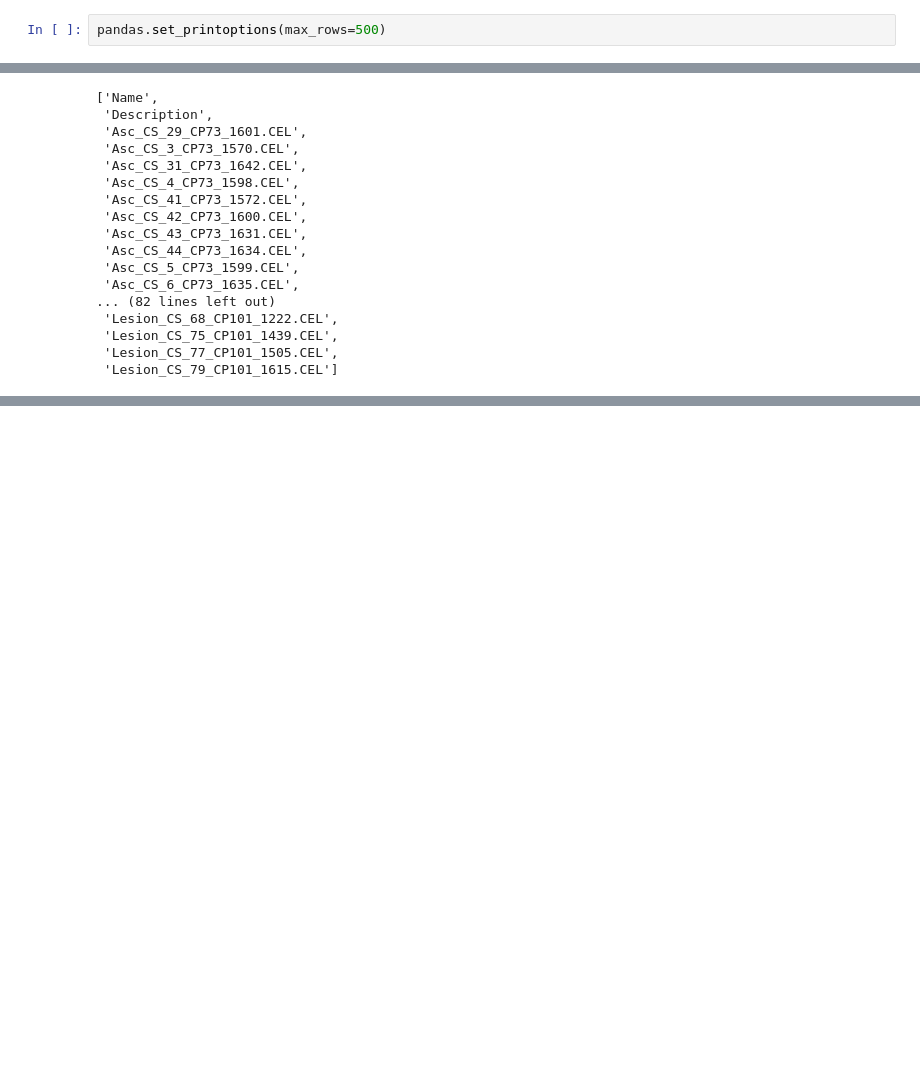
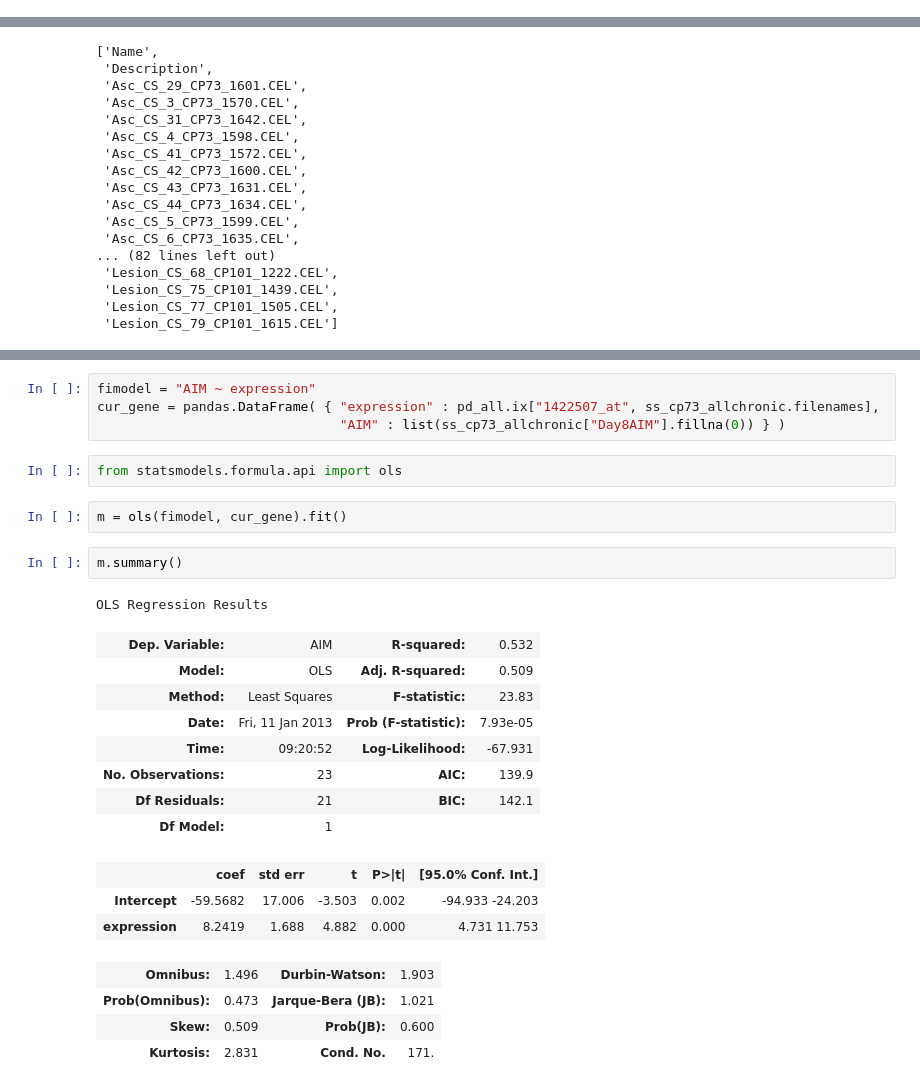
Before and after one commit to aheilbut/pdmouse, a Jupyter notebook: py/PDfilters.ipynb, the cells around one changed output, grey strips where cells are left out. Cells and saved outputs as stored; diff of their text form; blank space fills up the shorter version.

```diff
--- a/py/PDfilters.ipynb
+++ b/py/PDfilters.ipynb
@@ -186,5 +170,3 @@ cp101_wide = ( cp101_lowVsSaline_changeStats
     .merge(aim_models_cp101_chronicHigh, left_index=True, right_index=True)
     .merge(aim_models_cp101_chronicLow, left_index=True, right_index=True)
 )
-# %%
-pandas.set_printoptions(max_rows=500)
@@ -642,0 +666,27 @@ pd_all_collapsted
+# %%
+fimodel = "AIM ~ expression"
+cur_gene = pandas.DataFrame( { "expression" : pd_all.ix["1422507_at", ss_cp73_allchronic.filenames],
+                               "AIM" : list(ss_cp73_allchronic["Day8AIM"].fillna(0)) } )
+# %%
+from statsmodels.formula.api import ols
+# %%
+m = ols(fimodel, cur_gene).fit()
+# %%
+m.summary()
+# %% [output]
+OLS Regression Results
+| Dep. Variable: | AIM | R-squared: | 0.532 |
+| Model: | OLS | Adj. R-squared: | 0.509 |
+| Method: | Least Squares | F-statistic: | 23.83 |
+| Date: | Fri, 11 Jan 2013 | Prob (F-statistic): | 7.93e-05 |
+| Time: | 09:20:52 | Log-Likelihood: | -67.931 |
+| No. Observations: | 23 | AIC: | 139.9 |
+| Df Residuals: | 21 | BIC: | 142.1 |
+| Df Model: | 1 |  |  |
+|  | coef | std err | t | P>|t| | [95.0% Conf. Int.] |
+| Intercept | -59.5682 | 17.006 | -3.503 | 0.002 | -94.933 -24.203 |
+| expression | 8.2419 | 1.688 | 4.882 | 0.000 | 4.731 11.753 |
+| Omnibus: | 1.496 | Durbin-Watson: | 1.903 |
+| Prob(Omnibus): | 0.473 | Jarque-Bera (JB): | 1.021 |
+| Skew: | 0.509 | Prob(JB): | 0.600 |
+| Kurtosis: | 2.831 | Cond. No. | 171. |
```
Also changed, not shown: parts of 10 cells of this notebook.
